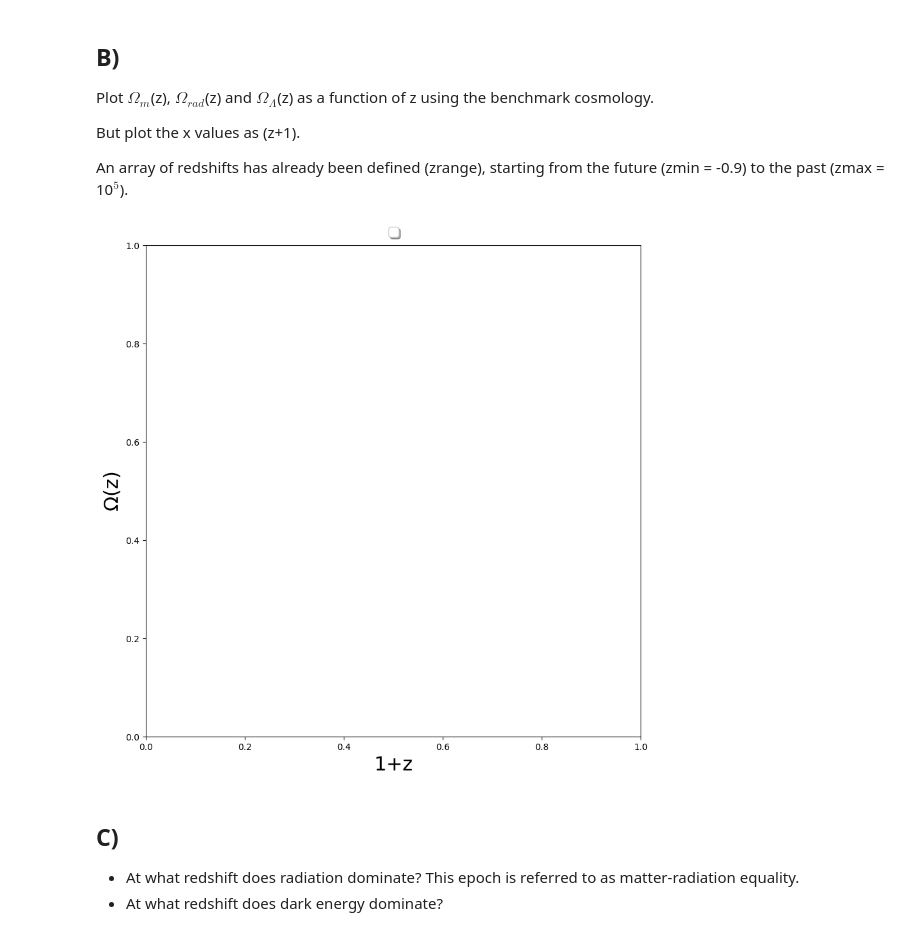
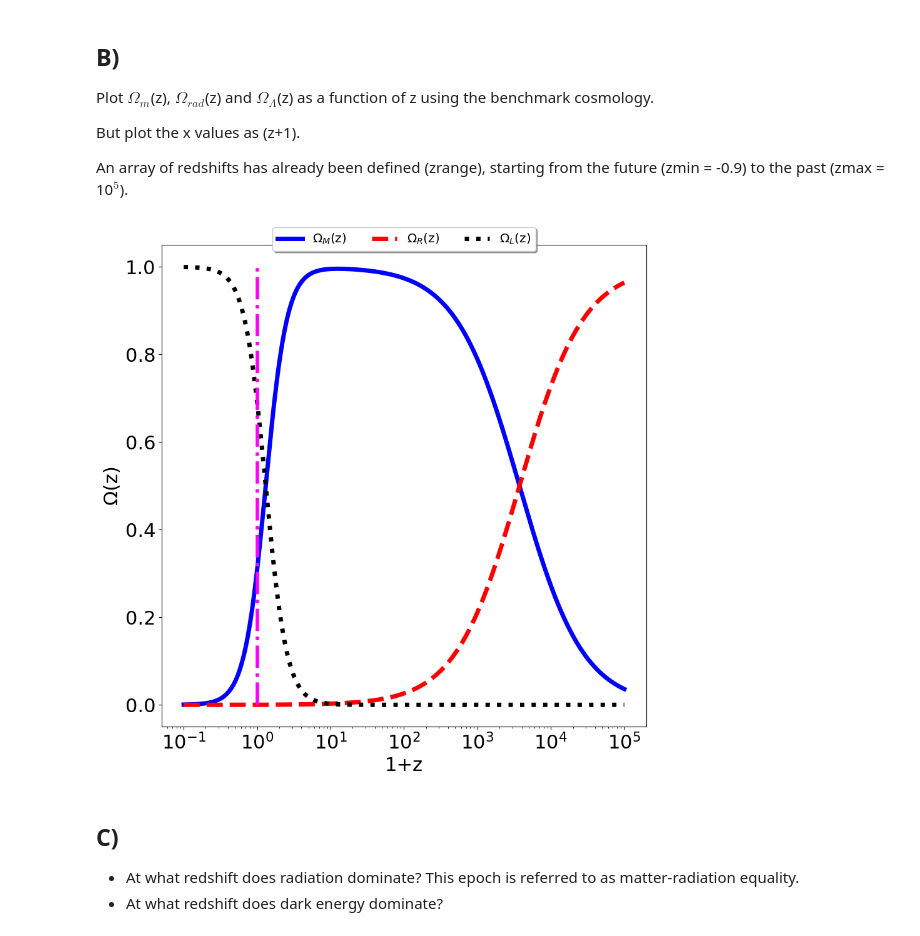
Before and after one commit to abressani/ASTR-400B, a Jupyter notebook: Labs/Lab11/Lab11.ipynb, the cells around one changed output. Saved outputs shown, nothing was run; the diff lists cells and outputs as text; code cells hidden in the pictures.

```diff
--- a/Labs/Lab11/Lab11.ipynb
+++ b/Labs/Lab11/Lab11.ipynb
@@ -141,7 +141,7 @@ class CosmologicalTools:
         """
 
         # FILL THIS IN
-        OmegaM = 0
+        OmegaM = self.OmegaM0 * (1+z)**3 * (self.Ho/self.HubbleParameter(z))**2
 
         return OmegaM
 
@@ -160,7 +160,7 @@ class CosmologicalTools:
             Radiation Density Parameter at the given redshift.
         """
         # FILL THIS IN
-        OmegaR = 0
+        OmegaR = self.OmegaR0 * (1+z)**4 * (self.Ho/self.HubbleParameter(z))**2
 
         return OmegaR
 
@@ -180,7 +180,7 @@ class CosmologicalTools:
             Dark Energy Density Parameter at the given redshift.
         """
         # FILL THIS IN
-        OmegaL = 0
+        OmegaL = self.OmegaL0 * (self.Ho/self.HubbleParameter(z))**2
 
         return OmegaL
 # %%
@@ -236,3 +249,8 @@ An array of redshifts has already been defined (zrange), starting from the futur
+# %%
+# Density parameters in benchmark
+OmegaM_z = Benchmark.OmegaM_Z(zrange) # Matter
+OmegaR_z = Benchmark.OmegaR_Z(zrange) # Radiation
+OmegaL_z = Benchmark.OmegaL_Z(zrange) # Dark Energy
 # %%
 # Question 2 B)
 
@@ -243,48 +261,40 @@ An array of redshifts has already been defined (zrange), starting from the futur
 fig = plt.figure(figsize=(10,10))
 ax = plt.subplot(111)
 
-# Define an array of redshift
-zmax = 10**5
-zmin = -0.9
-zrange = np.arange(zmin, zmax, 0.01)
-
 
 # Evolution of Matter Density Parameter as a function of 1+z
 # FILL THIS IN
-#plt.semilogx(  , color='blue', linewidth=5,
-#             label=r'$\Omega_M$(z)')
+plt.semilogx(1+zrange, OmegaM_z, color='blue', linewidth=5, label=r'$\Omega_M$(z)')
 
 # Evolution of Radiation Density Parameter
 # FILL THIS IN
-#plt.semilogx(  , color='red', linewidth=5,
-#             linestyle="--", label=r'$\Omega_R$(z)')
+plt.semilogx(1+zrange, OmegaR_z, color='red', linewidth=5, linestyle="--", label=r'$\Omega_R$(z)')
 
 # Evolution of Dark Energy Density Parameter
 # FILL THIS IN
-#plt.semilogx(  , color='black', linewidth=5,
-#             linestyle=":", label=r'$\Omega_L$(z)')
+plt.semilogx(1+zrange, OmegaL_z, color='black', linewidth=5, linestyle=":", label=r'$\Omega_L$(z)')
 
 # Add a vertical line to indicate today
-
+plt.vlines(1, 0, 1, linestyle='-.', color='magenta', linewidth=4)
 
 # Add axis labels
 plt.xlabel('1+z', fontsize=22)
 plt.ylabel(r'$\Omega$(z)', fontsize=22)
 
 
 #adjust tick label font size
 label_size = 22
 matplotlib.rcParams['xtick.labelsize'] = label_size
 matplotlib.rcParams['ytick.labelsize'] = label_size
 
 
 legend = ax.legend(loc='upper center', fontsize='x-large',
                    bbox_to_anchor=(0.5, 1.05),ncol=3, fancybox=True, shadow=True)
 
 # Save to a file
 #plt.savefig('Lab11_DensityParameterEvolution.png')
 # %% [output]
-[figure, old version]
+[figure, new version]
 # %% [markdown]
 
 ## C)
```
Also changed, not shown: parts of 5 cells of this notebook.
